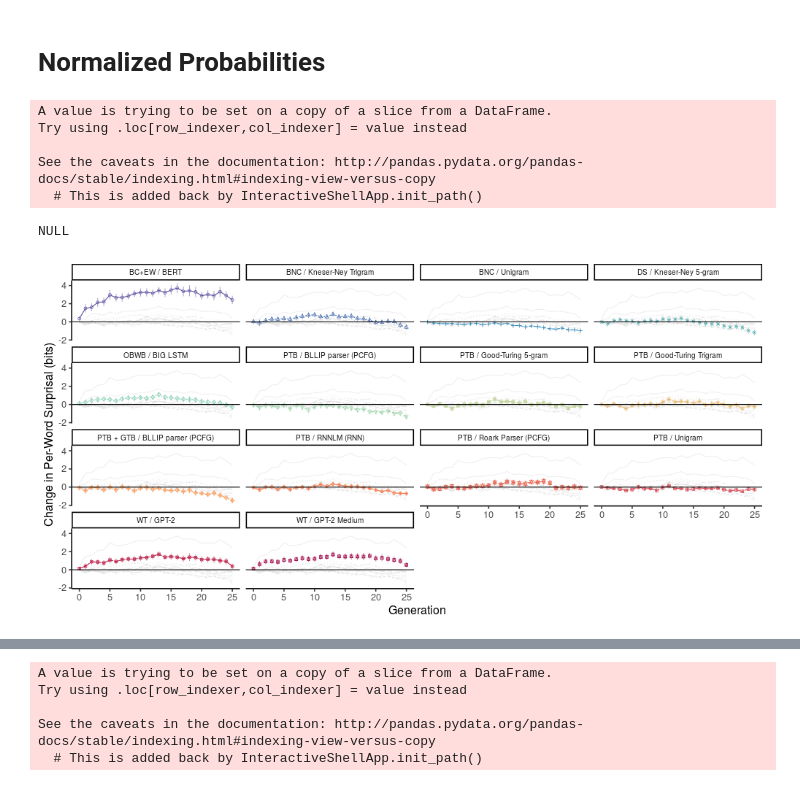
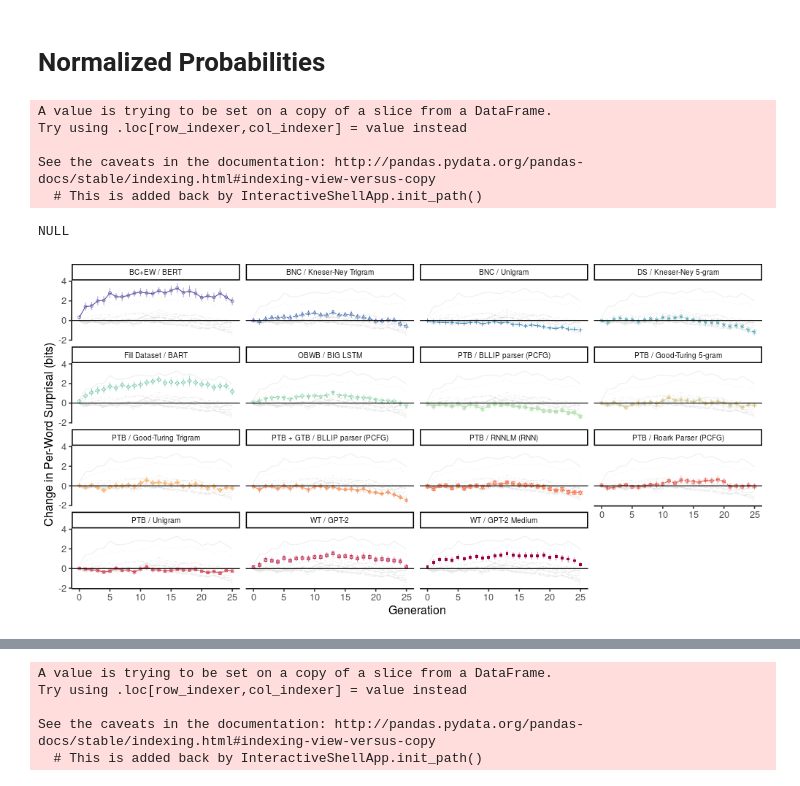
Before and after one commit to smeylan/telephone-analysis-public, a Jupyter notebook: Aggregate Chain Results Under LMs.ipynb, the cells around one changed output, grey strips where cells are left out. Cells and saved outputs as stored; diff of their text form; code cells hidden in the pictures.

```diff
--- a/Aggregate Chain Results Under LMs.ipynb
+++ b/Aggregate Chain Results Under LMs.ipynb
@@ -147,7 +211,7 @@ language_model_measures = ['biglm_probability', u'WSJ_Roark_Negative.Log.Probabi
           u'BNC_KNN_unigramProb', u'BNC_KNN_trigramProb','kenlm_probability','bllip_probability',
         'bllip_wsj_probability', 'mikolov_wsj_probability','WSJ_gt_unigramProb'
         ,'WSJ_gt_trigramProb', 'WSJ_gt_5gramProb',
-                           'gpt2_normal_probability', 'gpt2_medium_probability', 'bert_probability',
+        'gpt2_normal_probability', 'gpt2_medium_probability', 'bert_probability', 'bart_probability'
 ]
 # %%
 # normalize all language model measures by the number of words
@@ -575,7 +643,8 @@ def normalizedProbabilityPlot(df, measureVars, graphTitle, outputPath, normalize
         "WSJ_gt_5gramProb" = "PTB / Good-Turing 5-gram", \
         "gpt2_normal_probability" = "WT / GPT-2", \
         "gpt2_medium_probability" = "WT / GPT-2 Medium", \
-        "bert_probability" = "BC+EW / BERT" \
+        "bert_probability" = "BC+EW / BERT", \
+        "bart_probability" = "Fill Dataset / BART" \
     ))
     %R single_model$model <- factor( single_model$model , ordered = FALSE )
 
@@ -588,34 +657,34 @@ def normalizedProbabilityPlot(df, measureVars, graphTitle, outputPath, normalize
     %R p1 = p1 + geom_line(data=ref_dfs, aes(x=upstream_pointer,y=mean, linetype=line_model), colour='gray', alpha=.25)
     %R p1 = p1 + geom_line(aes_string(y='mean', x='upstream_pointer', colour='model', linetype='model'), position=pd)
     %R p1 = p1 + theme_classic(base_size = 16)
     %R p1 = p1 + xlab('Generation')
     %R p1 = p1 + geom_point(aes_string(y='mean', x='upstream_pointer',colour='model',shape='model'), position = pd)
     %R p1 = p1 + scale_shape_manual(values=1:nlevels(single_model$model))
     %R p1 = p1 + geom_linerange(aes(x=upstream_pointer, ymin=min, ymax=max, colour=model), alpha=.5, position = pd)
     %R p1 = p1 +ylab(ylab_text)
     %R p1 = p1 +guides(shape=guide_legend(title="Model"),colour=guide_legend(title="Model"),linetype=guide_legend(title="Model"))
     %R p1 = p1 +scale_color_manual(values = rev(colorRampPalette(brewer.pal(11,"Spectral")[c(c(1:4),c(8:11))])(colorCount)))
     %R p1 = p1 +facet_wrap(~model)
     %R p1 = p1 +theme(legend.position='none', strip.text.x = element_text(size = 10))
 
     %R if (normalize){p1 = p1 + geom_hline(yintercept=0.0, colour='black')}
 
     %R ggsave(outputPath, plot=p1, height=6, width=12)
 
     %R -w 1000 -h 500  print(p1)
     return(single_model)
 
 single_model = normalizedProbabilityPlot(all_runs, normalizedVars, '',
 outputPath='figures/modelProbabilityComparison_normalized_len25filtered.pdf', firstGen=0,
 lastGen=25, minChainLength=25)
 # %% [output]
 A value is trying to be set on a copy of a slice from a DataFrame.
 Try using .loc[row_indexer,col_indexer] = value instead
 
 See the caveats in the documentation: http://pandas.pydata.org/pandas-docs/stable/indexing.html#indexing-view-versus-copy
   # This is added back by InteractiveShellApp.init_path()
 NULL
-[figure, old version]
+[figure, new version]
 # %%
 for item in all_runs.columns:
     print(item)
```
Also changed, not shown: parts of 28 cells of this notebook, 8 other files.
